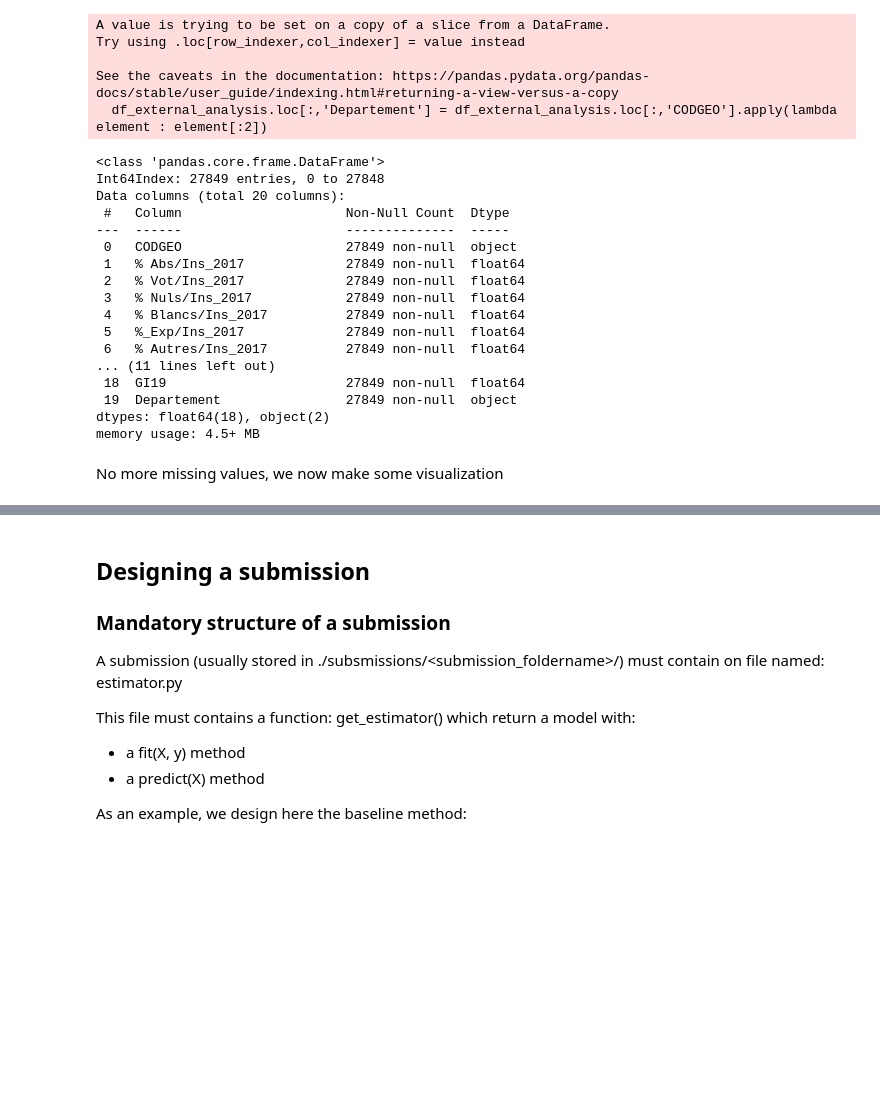
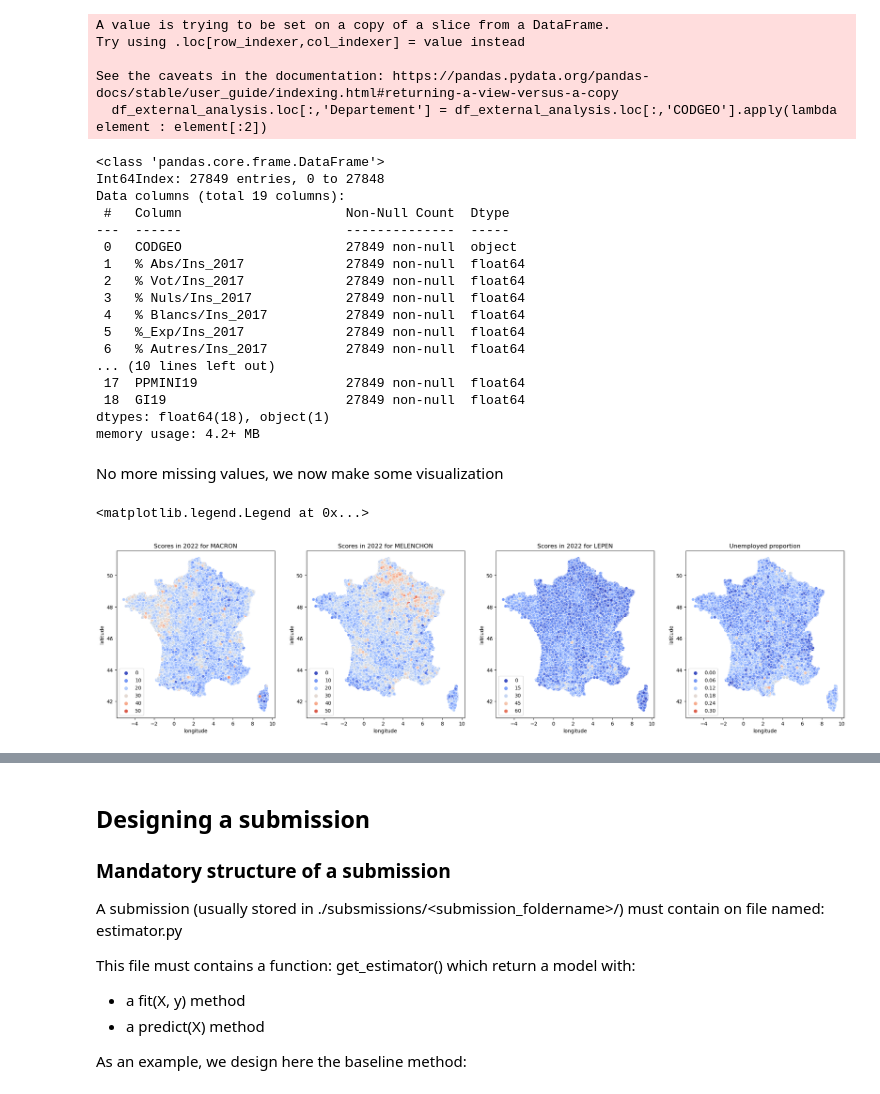
Before and after one commit to alexisbouley/Datacamp-Presidential-Project, a Jupyter notebook: french_elections_starting_kit.ipynb, the cells around one changed output, grey strips where cells are left out. Saved outputs shown, nothing was run; the diff lists cells and outputs as text; code cells hidden in the pictures; blank space fills up the shorter version.

```diff
--- a/french_elections_starting_kit.ipynb
+++ b/french_elections_starting_kit.ipynb
@@ -360,13 +384,13 @@ As one can notice, we have many missing values for some features (all those comi
 2. Compute mean values as granular as possible using the latitude and longitude values
 3. Just compute the department mean. We opt for this third option for quick results, but competitors are welcomed to try any other approach.
 # %%
-X_train = X_train.merge(df_external_analysis, on='CODGEO',how='left')
 df_external_analysis.loc[:,'Departement'] = df_external_analysis.loc[:,'CODGEO'].apply(lambda element : element[:2])
 X_train.loc[:,'Departement'] = X_train.loc[:,'CODGEO'].apply(lambda element : element[:2])
-missing_columns = ["PPMINI19","GI19"]
+missing_columns = (X_train.isnull().sum()>0)[(X_train.isnull().sum()>0)].index
 for feature in missing_columns:
     globals()[f"dict_{feature}"] = df_external_analysis.groupby('Departement')[feature].mean().to_dict()
     X_train.loc[X_train[feature].isnull(), feature] = X_train.loc[X_train[feature].isnull(), "Departement"].map(globals()[f"dict_{feature}"])
+X_train = X_train.drop(columns=["Departement"])
 # %% [output]
 A value is trying to be set on a copy of a slice from a DataFrame.
 Try using .loc[row_indexer,col_indexer] = value instead
@@ -378,7 +402,7 @@ X_train.info()
 # %% [output]
 <class 'pandas.core.frame.DataFrame'>
 Int64Index: 27849 entries, 0 to 27848
-Data columns (total 20 columns):
+Data columns (total 19 columns):
  #   Column                     Non-Null Count  Dtype
 ---  ------                     --------------  -----
  0   CODGEO                     27849 non-null  object
@@ -388,10 +412,36 @@ Data columns (total 20 columns):
  4   % Blancs/Ins_2017          27849 non-null  float64
  5   %_Exp/Ins_2017             27849 non-null  float64
  6   % Autres/Ins_2017          27849 non-null  float64
-... (11 lines left out)
+... (10 lines left out)
+ 17  PPMINI19                   27849 non-null  float64
  18  GI19                       27849 non-null  float64
- 19  Departement                27849 non-null  object
-dtypes: float64(18), object(2)
-memory usage: 4.5+ MB
+dtypes: float64(18), object(1)
+memory usage: 4.2+ MB
 # %% [markdown]
 No more missing values, we now make some visualization
+# %%
+df_unemployement = y_train.copy()
+df_unemployement["latitude"] = X_train["latitude"]
+df_unemployement["longitude"] = X_train["longitude"]
+df_unemployement['Unemployed_proportion'] = X_train['P19_CHOMEUR1564']/X_train['P19_POP1564']
+
+fig, axes = plt.subplots(1, 4, figsize=(26, 6))
+main_candidates = ['MACRON', "MELENCHON","LEPEN"]
+for i, candidate in enumerate(main_candidates):
+    sns.scatterplot(
+        data=df_unemployement,
+        x="longitude",
+        y="latitude",
+        hue=f'% Voix/Ins_{candidate}_2022',
+        palette='coolwarm',
+        ax=axes[i],
+    )
+    axes[i].set_title(f'Scores in 2022 for {candidate}')
+    axes[i].legend(loc=3)
+
+sns.scatterplot(data=df_unemployement, x="longitude",y="latitude",hue="Unemployed_proportion",palette='coolwarm')
+axes[3].set_title('Unemployed proportion')
+axes[3].legend(loc=3)
+# %% [output]
+<matplotlib.legend.Legend at 0x...>
+[figure, added]
```
Also changed, not shown: parts of 12 cells of this notebook.
